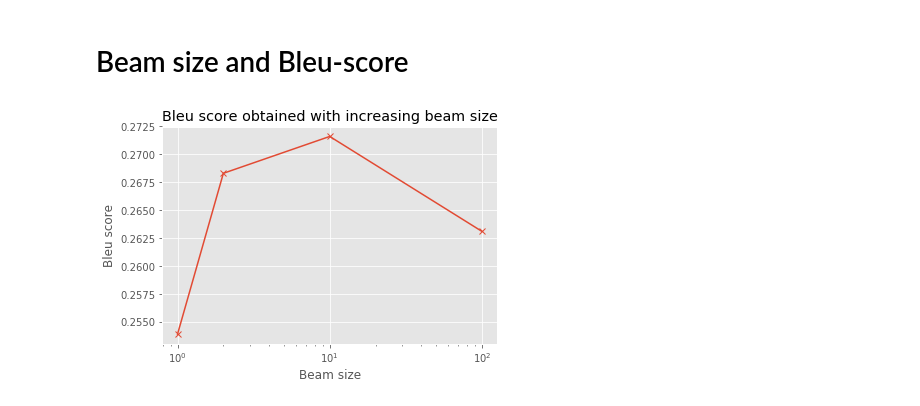
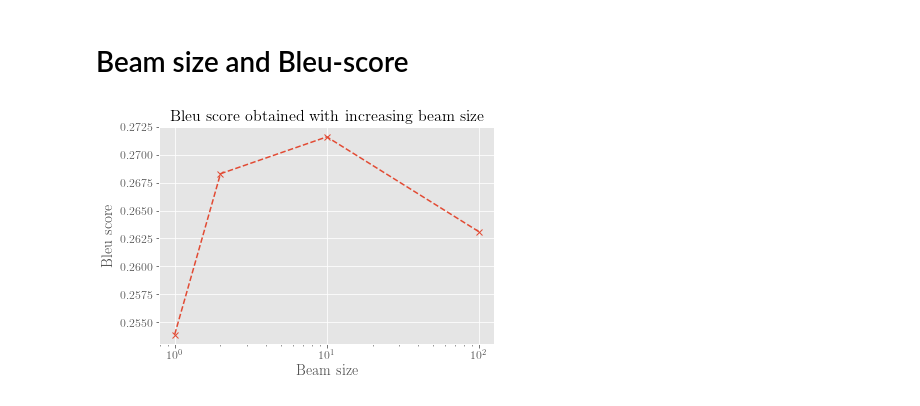
Before and after one commit to seb5666/image_captions, a Jupyter notebook: evaluation/Figures.ipynb, the cells around one changed output. Saved outputs shown, nothing was run; the diff lists cells and outputs as text; code cells hidden in the pictures.

```diff
--- a/evaluation/Figures.ipynb
+++ b/evaluation/Figures.ipynb
@@ -103,16 +114,9 @@ plt.savefig('../../dissertation/figs/example_image.png', dpi=300, bbox_inches='t
 # %%
 beam_sizes = [1,2,10,100]
 beam_bleu_scores = [0.2539, 0.2683, 0.2716, 0.2631]
+normalised_beam_bleu_scores = [0.2539, 0.26714, 0.2541, 0.2423]
 unigram_overlap_bleu_scores = [0.2539, 0.2647, 0.2561, 0.2460]
-unigram_precision_bleu_scores = [0.2539, 0.25, 0, 0]
+unigram_precision_bleu_scores = [0.2539, 0.2647, 0.2562, 0.2458]
 bigram_overlap_bleu_scores = [0.2539, 0.2682, 0.2723, 0.2713]
-bigram_precision_bleu_scores = [0, 0, 0, 0]
+bigram_precision_bleu_scores = [0.2539, 0.2682, 0.2723, 0.2713]
 hidden_vector_bleu_scores = [0.2539, 0.2607, 0.2278, 0.1267]
-plt.plot(beam_sizes, beam_bleu_scores, 'x-')
-plt.xlabel('Beam size')
-plt.ylabel('Bleu score')
-plt.xscale('log')
-plt.title("Bleu score obtained with increasing beam size")
-plt.savefig('../../dissertation/figs/beam_size_bleu.png', bbox_inches='tight')
-# %% [output]
-[figure, removed]
@@ -118,0 +131,11 @@ plt.savefig('../../dissertation/figs/beam_size_bleu.png', bbox_inches='tight')
+# %%
+plt.rc('font', **{'family':'serif', 'serif': ['Computer Modern Roman'], 'size': 12})
+plt.rc('text', usetex=True)
+plt.plot(beam_sizes, beam_bleu_scores, 'x--')
+plt.xlabel('Beam size')
+plt.ylabel('Bleu score')
+plt.xscale('log')
+plt.title("Bleu score obtained with increasing beam size", fontsize=16)
+plt.savefig('../../dissertation/figs/beam_size_bleu.pdf', dpi=600, bbox_inches='tight')
+# %% [output]
+[figure, added]
```
Also changed, not shown: parts of 5 cells of this notebook, 11 other files.
